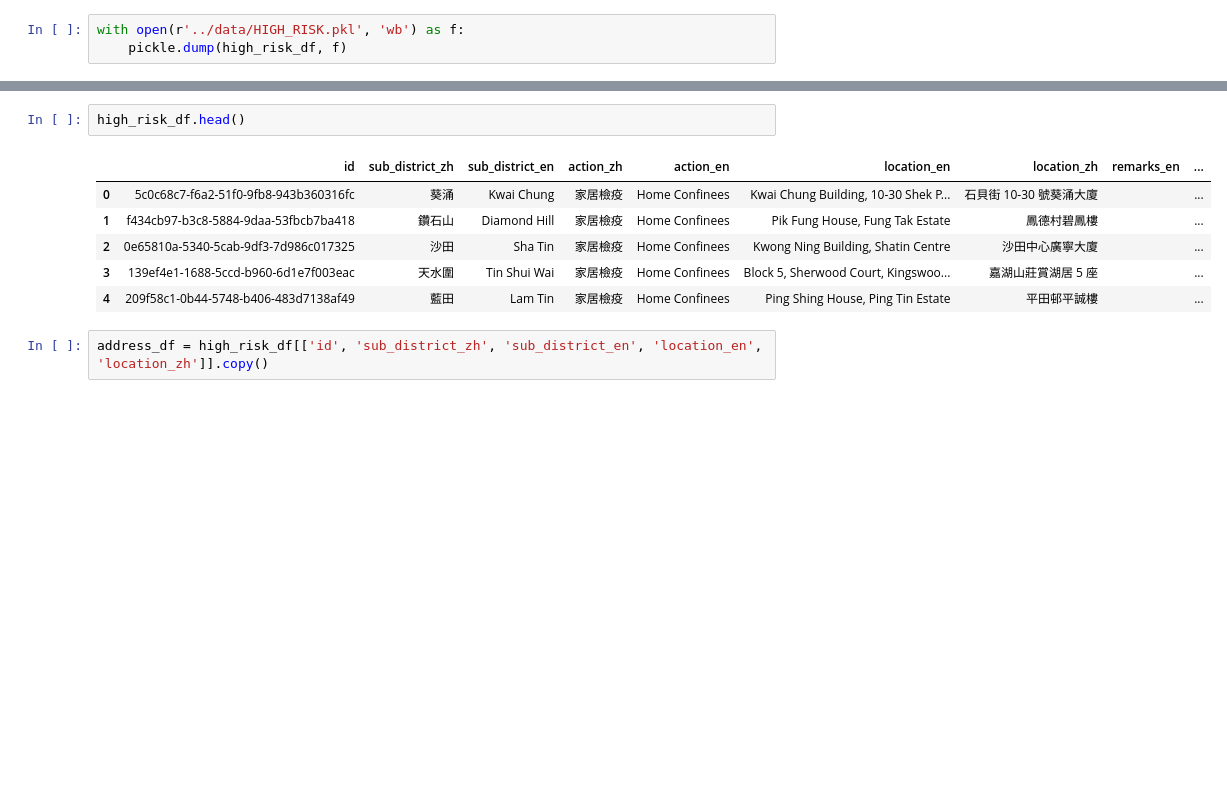
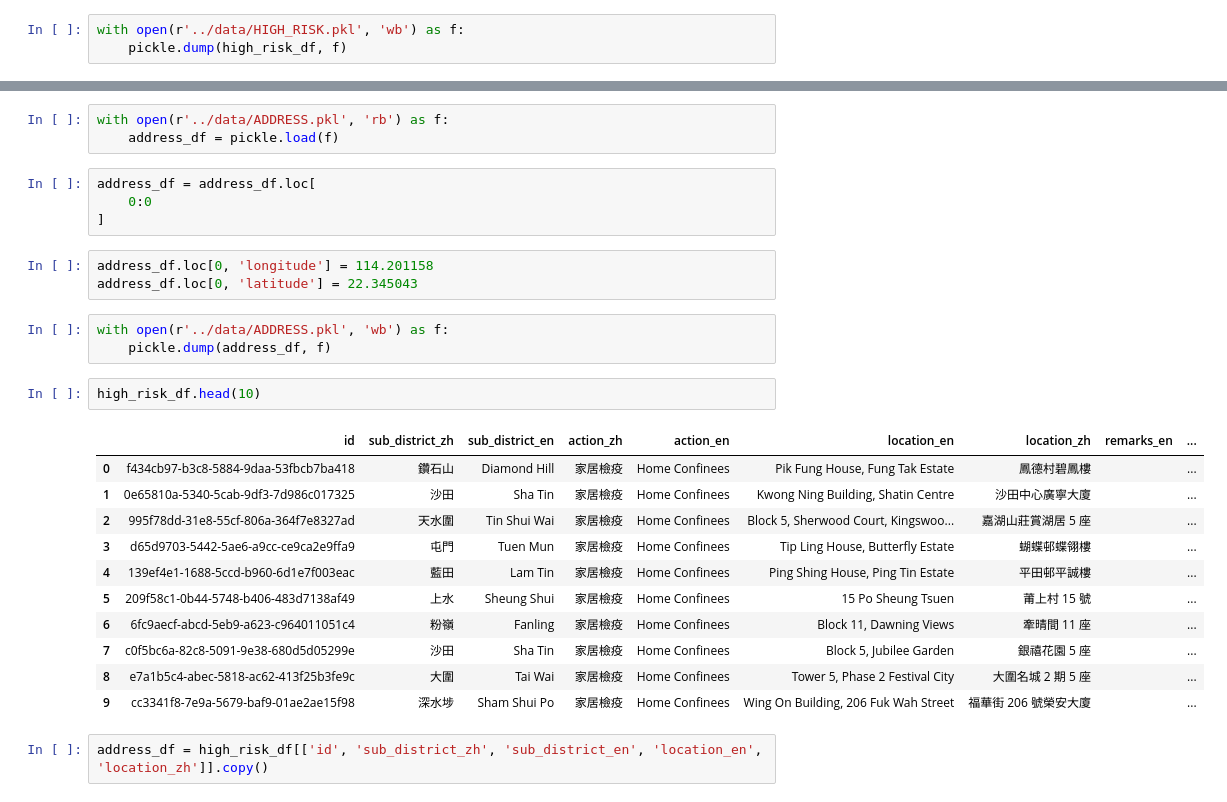
Before and after one commit to bc123456/wuhan_virus_dashboard, a Jupyter notebook: exploration/02_compose_data.ipynb, the cells around one changed output, grey strips where cells are left out. Cells and saved outputs as stored; diff of their text form; blank space fills up the shorter version.

```diff
--- a/exploration/02_compose_data.ipynb
+++ b/exploration/02_compose_data.ipynb
@@ -67,12 +67,30 @@ high_risk_df
+# %%
+with open(r'../data/ADDRESS.pkl', 'rb') as f:
+    address_df = pickle.load(f)
+# %%
+address_df = address_df.loc[
+    0:0
+]
+# %%
+address_df.loc[0, 'longitude'] = 114.201158
+address_df.loc[0, 'latitude'] = 22.345043
+# %%
+with open(r'../data/ADDRESS.pkl', 'wb') as f:
+    pickle.dump(address_df, f)
 # %%
-high_risk_df.head()
+high_risk_df.head(10)
 # %% [output]
 |  | id | sub_district_zh | sub_district_en | action_zh | action_en | location_en | location_zh | remarks_en | ... |
-| 0 | 5c0c68c7-f6a2-51f0-9fb8-943b360316fc | 葵涌 | Kwai Chung | 家居檢疫 | Home Confinees | Kwai Chung Building, 10-30 Shek P... | 石貝街 10-30 號葵涌大廈 |  | ... |
-| 1 | f434cb97-b3c8-5884-9daa-53fbcb7ba418 | 鑽石山 | Diamond Hill | 家居檢疫 | Home Confinees | Pik Fung House, Fung Tak Estate | 鳳德村碧鳳樓 |  | ... |
-| 2 | 0e65810a-5340-5cab-9df3-7d986c017325 | 沙田 | Sha Tin | 家居檢疫 | Home Confinees | Kwong Ning Building, Shatin Centre | 沙田中心廣寧大廈 |  | ... |
-| 3 | 139ef4e1-1688-5ccd-b960-6d1e7f003eac | 天水圍 | Tin Shui Wai | 家居檢疫 | Home Confinees | Block 5, Sherwood Court, Kingswoo... | 嘉湖山莊賞湖居 5 座 |  | ... |
-| 4 | 209f58c1-0b44-5748-b406-483d7138af49 | 藍田 | Lam Tin | 家居檢疫 | Home Confinees | Ping Shing House, Ping Tin Estate | 平田邨平誠樓 |  | ... |
+| 0 | f434cb97-b3c8-5884-9daa-53fbcb7ba418 | 鑽石山 | Diamond Hill | 家居檢疫 | Home Confinees | Pik Fung House, Fung Tak Estate | 鳳德村碧鳳樓 |  | ... |
+| 1 | 0e65810a-5340-5cab-9df3-7d986c017325 | 沙田 | Sha Tin | 家居檢疫 | Home Confinees | Kwong Ning Building, Shatin Centre | 沙田中心廣寧大廈 |  | ... |
+| 2 | 995f78dd-31e8-55cf-806a-364f7e8327ad | 天水圍 | Tin Shui Wai | 家居檢疫 | Home Confinees | Block 5, Sherwood Court, Kingswoo... | 嘉湖山莊賞湖居 5 座 |  | ... |
+| 3 | d65d9703-5442-5ae6-a9cc-ce9ca2e9ffa9 | 屯門 | Tuen Mun | 家居檢疫 | Home Confinees | Tip Ling House, Butterfly Estate | 蝴蝶邨蝶翎樓 |  | ... |
+| 4 | 139ef4e1-1688-5ccd-b960-6d1e7f003eac | 藍田 | Lam Tin | 家居檢疫 | Home Confinees | Ping Shing House, Ping Tin Estate | 平田邨平誠樓 |  | ... |
+| 5 | 209f58c1-0b44-5748-b406-483d7138af49 | 上水 | Sheung Shui | 家居檢疫 | Home Confinees | 15 Po Sheung Tsuen | 莆上村 15 號 |  | ... |
+| 6 | 6fc9aecf-abcd-5eb9-a623-c964011051c4 | 粉嶺 | Fanling | 家居檢疫 | Home Confinees | Block 11, Dawning Views | 牽晴間 11 座 |  | ... |
+| 7 | c0f5bc6a-82c8-5091-9e38-680d5d05299e | 沙田 | Sha Tin | 家居檢疫 | Home Confinees | Block 5, Jubilee Garden | 銀禧花園 5 座 |  | ... |
+| 8 | e7a1b5c4-abec-5818-ac62-413f25b3fe9c | 大圍 | Tai Wai | 家居檢疫 | Home Confinees | Tower 5, Phase 2 Festival City | 大圍名城 2 期 5 座 |  | ... |
+| 9 | cc3341f8-7e9a-5679-baf9-01ae2ae15f98 | 深水埗 | Sham Shui Po | 家居檢疫 | Home Confinees | Wing On Building, 206 Fuk Wah Street | 福華街 206 號榮安大廈 |  | ... |
 # %%
 address_df = high_risk_df[['id', 'sub_district_zh', 'sub_district_en', 'location_en', 'location_zh']].copy()
 # %%
```
Also changed, not shown: parts of 2 cells of this notebook, 5 other files.
